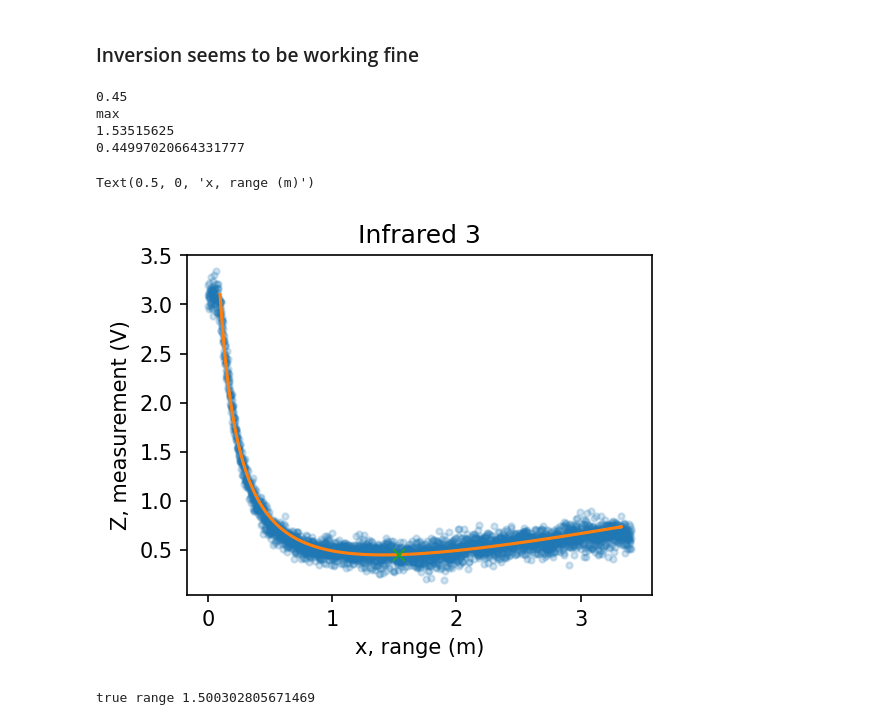
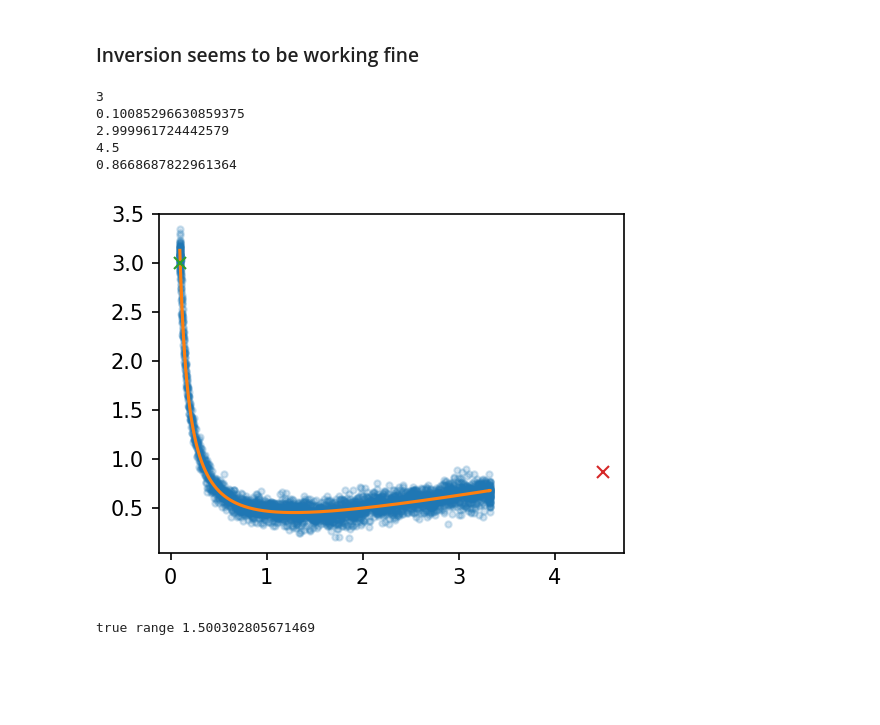
Before and after one commit to Laserbean/ENMT482_Ass1, a Jupyter notebook: Assignment1.ipynb, the cells around one changed output. Cells and saved outputs as stored; diff of their text form; code cells hidden in the pictures; blank space fills up the shorter version.

```diff
--- a/Assignment1.ipynb
+++ b/Assignment1.ipynb
@@ -238,9 +272,9 @@ Text(0.5, 1.0, 'Variance and Mean of Infrared 3')
 # %%
-mean = 0; std = 1; variance = np.square(std)
-x = np.arange(-5,5,.01)
-f = np.exp(-np.square(x-mean)/2*variance)/(np.sqrt(2*np.pi*variance))
+# mean = 0; std = 1; variance = np.square(std)
+# x = np.arange(-5,5,.01)
+# f = np.exp(-np.square(x-mean)/2*variance)/(np.sqrt(2*np.pi*variance))
 
-plt.plot(x,f)
-plt.ylabel('gaussian distribution')
-plt.show()
+# plt.plot(x,f)
+# plt.ylabel('gaussian distribution')
+# plt.show()
 # %%
@@ -303,10 +316,10 @@ index, time, range_, velocity_command, raw_ir1, raw_ir2, raw_ir3, raw_ir4, sonar
 # %%
 
-filename = 'training2.csv'
-data2 = np.loadtxt(filename, delimiter=',', skiprows=1)
+# filename = 'training2.csv'
+# data2 = np.loadtxt(filename, delimiter=',', skiprows=1)
 
-# Split into columns
-index, time, range_, velocity_command, raw_ir1, raw_ir2, raw_ir3, raw_ir4, sonar1, sonar2 = data2.T
+# # Split into columns
+# index, time, range_, velocity_command, raw_ir1, raw_ir2, raw_ir3, raw_ir4, sonar1, sonar2 = data2.T
 # %% [markdown]
 ## next
 # %%
@@ -411,7 +430,8 @@ def invertH(hfunc, z, rnge=(0,4)):
     half = (rnge[1] - rnge[0])/2
     curguess = rnge[1]/2
     lim = 0
-    while(np.abs(hfunc(curguess) - z )> 0.0001 and lim < 10000):
+    maxLim = 1000
+    while(np.abs(hfunc(curguess) - z )> 0.0001 and lim < maxLim):
         # print(f"curguess {curguess}, z {z}")
         lim+=1
         if (hfunc(curguess) > z):
@@ -426,10 +446,10 @@ def invertH(hfunc, z, rnge=(0,4)):
             else:
                 curguess -= half/2
         half /= 2
-    if lim >= 10000:
+    if lim >= maxLim:
         pass
         # print("max")
-    return curguess, bool(lim >= 10000)
+    return curguess, bool(lim >= maxLim)
 
 
 def ambInvertH(hfunc, z, mid, rnge=(0,4)):
@@ -467,46 +487,46 @@ def findIndex2(needle, haystack):
 # %%
 
 cur_h = h_ir3
 # cur_z = raw_ir3[260]
-cur_z = 0.45
+cur_z = 3
 
 print(cur_z)
 gus1, gus2 = ambInvertH(cur_h, cur_z, mid=1)
 
 # plt.figure(figsize=(10, 10))
 plt.figure(figsize=(4, 3), dpi=150)
-plt.plot(time/t2x, y, '.', alpha=0.2)
-plt.plot(range_, yLS, '-')
+plt.plot(range_, y, '.', alpha=0.2)
+plt.plot(range_, cur_h(range_), '-')
 
 try:
     plt.plot(gus1, cur_h(gus1),'x')
     print(gus1)
     print(cur_h(gus1))
 except:
     pass
 try:
     plt.plot(gus2, cur_h(gus2),'x')
     print(gus2)
     print(cur_h(gus2))
 except:
     pass
     #
 
 
 
-# plt.plot(range_, h_ir3(range_), '-')
+# # plt.plot(range_, h_ir3(range_), '-')
 
-# plt.plot(time, range_)
-plt.title(title)
-plt.ylabel('Z, measurement (V)')
-plt.xlabel('x, range (m)')
+# # plt.plot(time, range_)
+# plt.title(title)
+# plt.ylabel('Z, measurement (V)')
+# plt.xlabel('x, range (m)')
 # %% [output]
-0.45
-max
-1.53515625
-0.44997020664331777
+3
+0.10085296630859375
+2.999961724442579
+4.5
+0.8668687822961364
-Text(0.5, 0, 'x, range (m)')
-[figure, old version]
+[figure, new version]
 # %%
 t = findIndex(2.5, range_)
 # time[t]
```
Also changed, not shown: parts of 21 cells of this notebook.
